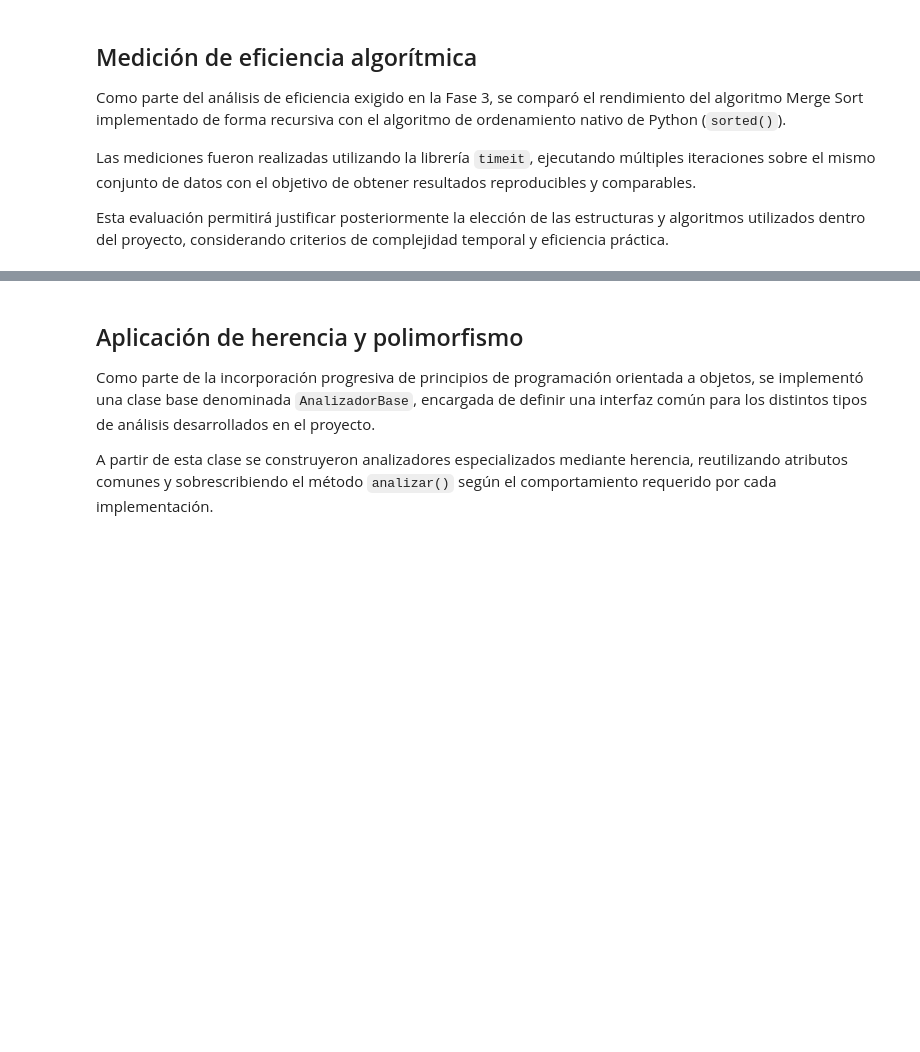
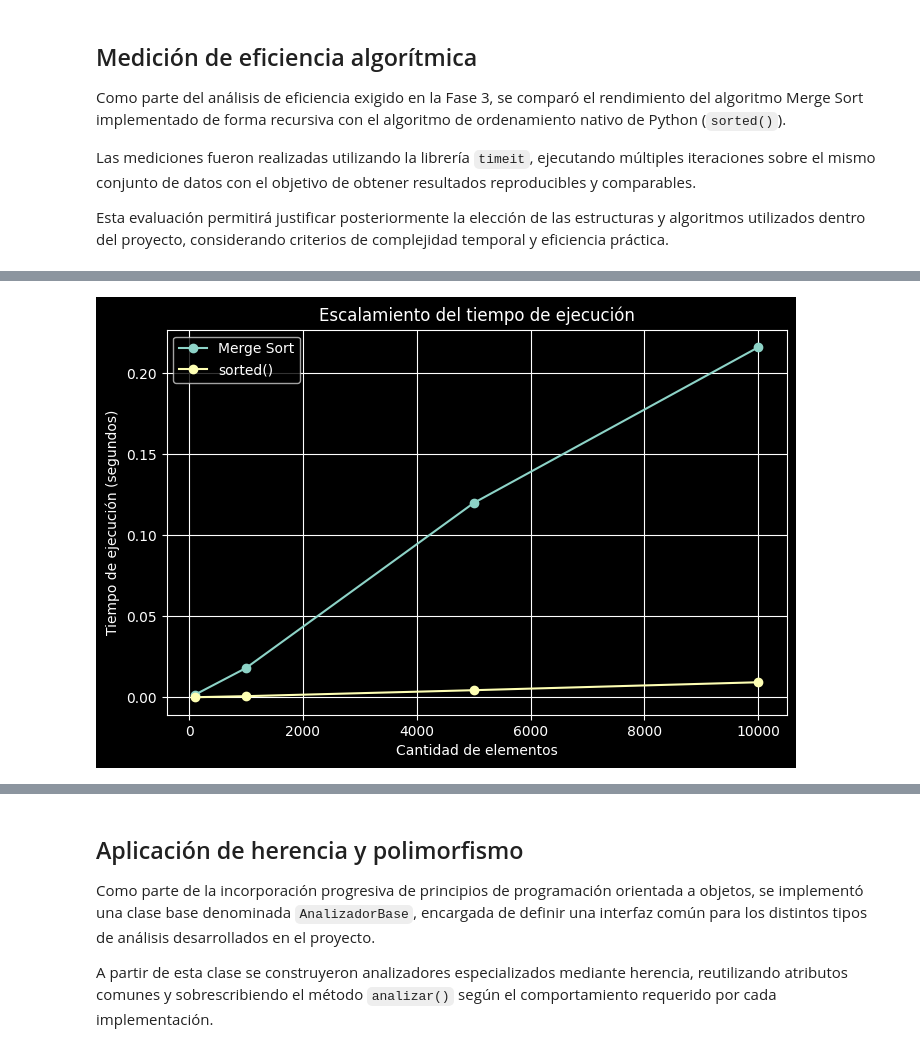
Before and after one commit to Bass-i/food-price-analysis, a Jupyter notebook: F3/notebooks/F3_Nucleo_Algoritmico.ipynb, the cells around one changed output, grey strips where cells are left out. Cells and saved outputs as stored; diff of their text form; code cells hidden in the pictures; blank space fills up the shorter version.

Commit message:
feat: agrega validaciones y analisis de escalamiento F3

```diff
--- a/F3/notebooks/F3_Nucleo_Algoritmico.ipynb
+++ b/F3/notebooks/F3_Nucleo_Algoritmico.ipynb
@@ -320,0 +383,30 @@ Esta evaluación permitirá justificar posteriormente la elección de las estruc
+# %%
+import matplotlib.pyplot as plt
+
+plt.figure(figsize=(8, 5))
+
+plt.plot(
+    df_escalamiento["tamano"],
+    df_escalamiento["merge_sort"],
+    marker="o",
+    label="Merge Sort"
+)
+
+plt.plot(
+    df_escalamiento["tamano"],
+    df_escalamiento["sorted"],
+    marker="o",
+    label="sorted()"
+)
+
+plt.xlabel("Cantidad de elementos")
+plt.ylabel("Tiempo de ejecución (segundos)")
+plt.title("Escalamiento del tiempo de ejecución")
+
+plt.legend()
+
+plt.grid(True)
+
+plt.show()
+# %% [output]
+[figure, added]
```
Also changed, not shown: parts of 10 cells of this notebook, 2 other files.
